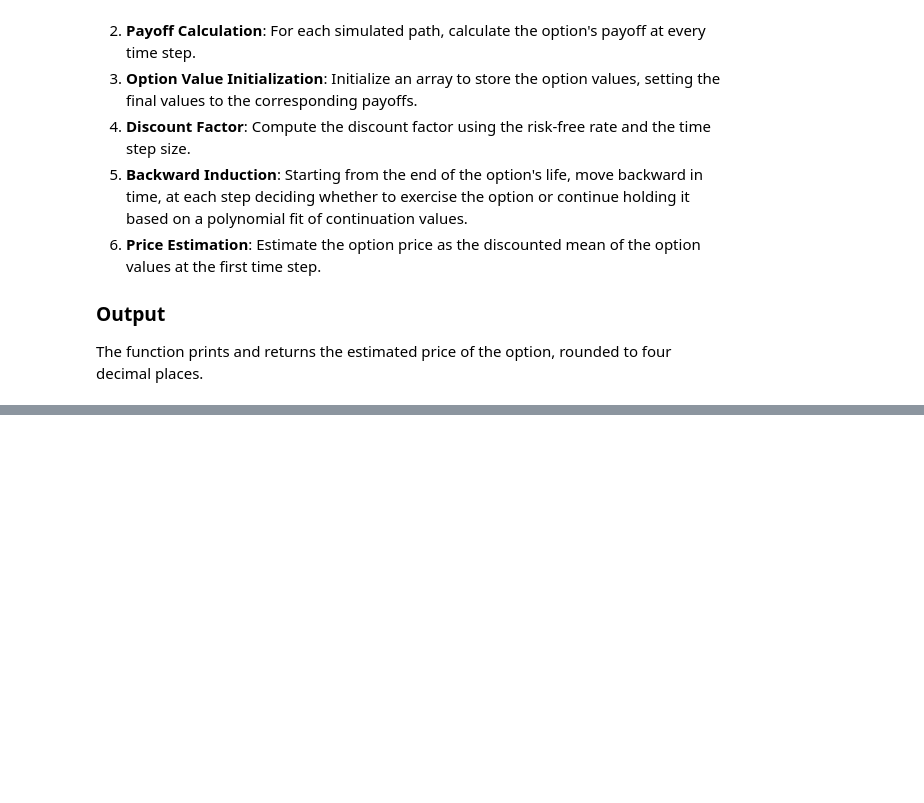
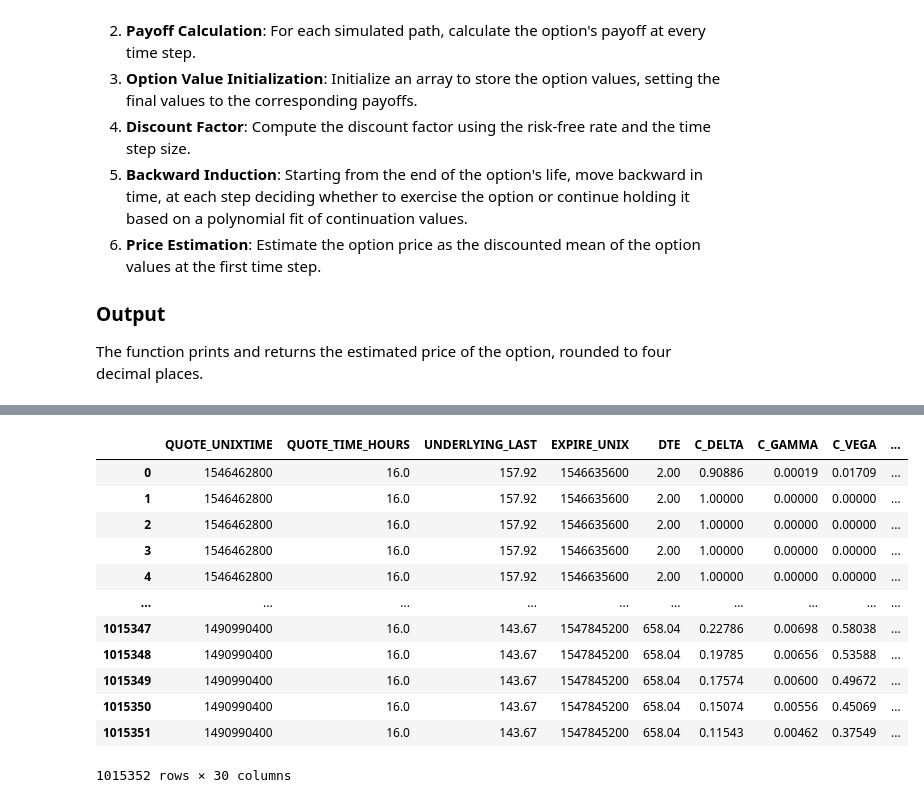
Before and after one commit to Mohamed-Nour-Bessadok/AI-Financial-Assistant, a Jupyter notebook: Heston-nn-amopt.ipynb, the cells around one changed output, grey strips where cells are left out. Drawn from its saved outputs; the diff is of its cells as text; code cells hidden in the pictures; blank space fills up the shorter version.

```diff
--- a/Heston-nn-amopt.ipynb
+++ b/Heston-nn-amopt.ipynb
@@ -379,0 +473,16 @@ def monte_carlo_simulation_LS(option: Option, process: StochasticProcess, n: int
+# %%
+raw_df
+# %% [output]
+|  | QUOTE_UNIXTIME | QUOTE_TIME_HOURS | UNDERLYING_LAST | EXPIRE_UNIX | DTE | C_DELTA | C_GAMMA | C_VEGA | ... |
+| 0 | 1546462800 | 16.0 | 157.92 | 1546635600 | 2.00 | 0.90886 | 0.00019 | 0.01709 | ... |
+| 1 | 1546462800 | 16.0 | 157.92 | 1546635600 | 2.00 | 1.00000 | 0.00000 | 0.00000 | ... |
+| 2 | 1546462800 | 16.0 | 157.92 | 1546635600 | 2.00 | 1.00000 | 0.00000 | 0.00000 | ... |
+| 3 | 1546462800 | 16.0 | 157.92 | 1546635600 | 2.00 | 1.00000 | 0.00000 | 0.00000 | ... |
+| 4 | 1546462800 | 16.0 | 157.92 | 1546635600 | 2.00 | 1.00000 | 0.00000 | 0.00000 | ... |
+| ... | ... | ... | ... | ... | ... | ... | ... | ... | ... |
+| 1015347 | 1490990400 | 16.0 | 143.67 | 1547845200 | 658.04 | 0.22786 | 0.00698 | 0.58038 | ... |
+| 1015348 | 1490990400 | 16.0 | 143.67 | 1547845200 | 658.04 | 0.19785 | 0.00656 | 0.53588 | ... |
+| 1015349 | 1490990400 | 16.0 | 143.67 | 1547845200 | 658.04 | 0.17574 | 0.00600 | 0.49672 | ... |
+| 1015350 | 1490990400 | 16.0 | 143.67 | 1547845200 | 658.04 | 0.15074 | 0.00556 | 0.45069 | ... |
+| 1015351 | 1490990400 | 16.0 | 143.67 | 1547845200 | 658.04 | 0.11543 | 0.00462 | 0.37549 | ... |
+1015352 rows × 30 columns
```
Also changed, not shown: parts of 17 cells of this notebook.
